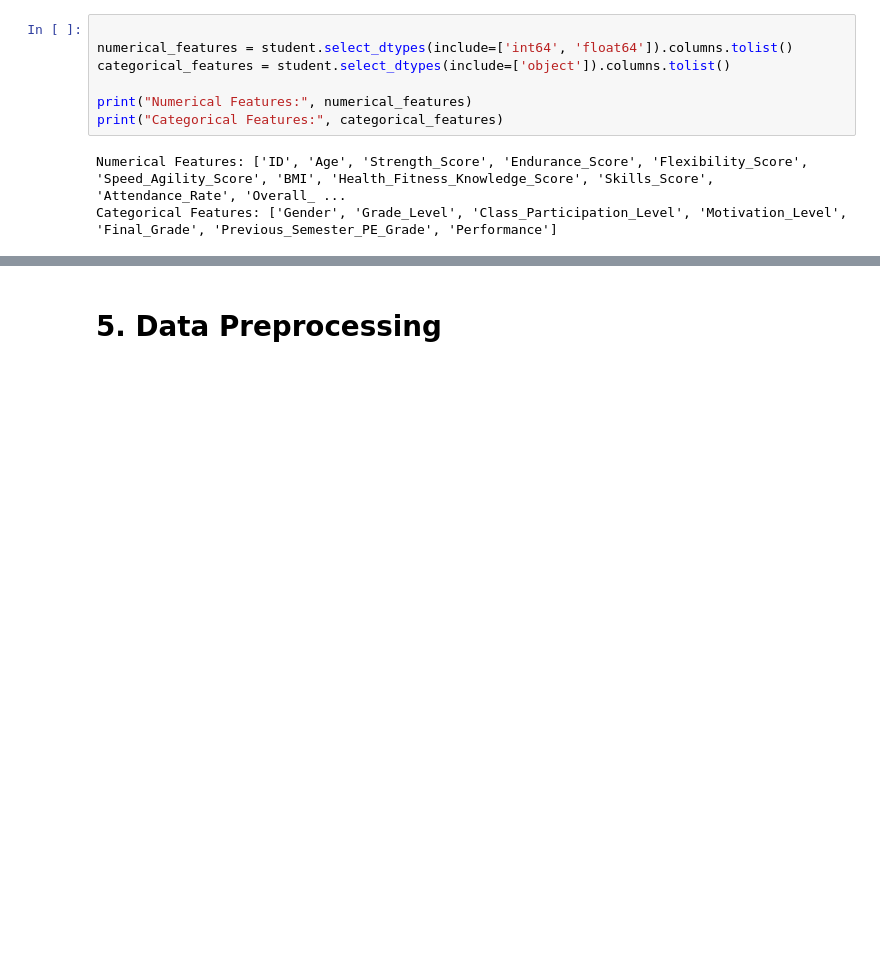
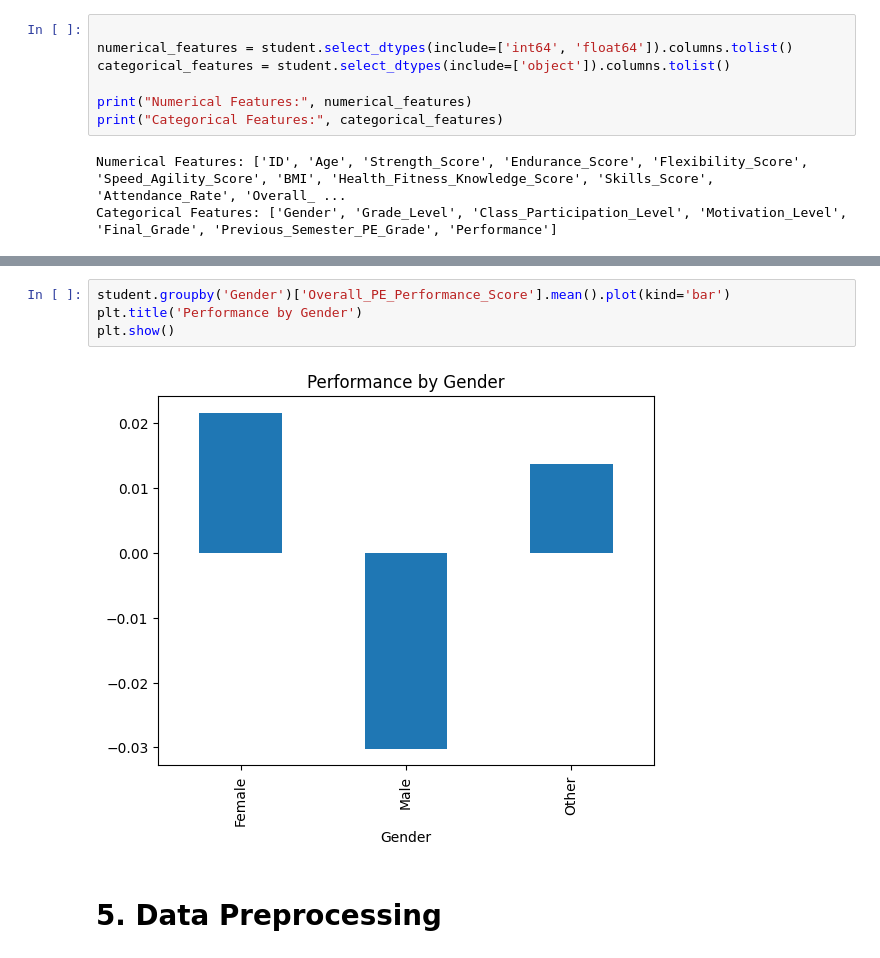
Before and after one commit to WildanFadhilNazaruddin/PHYSIC-AIR-DATA-QUALITY-CONTROL, a Jupyter notebook: modul_main/[Clustering]_Submission_Akhir_BMLP_Your_Name.ipynb, the cells around one changed output, grey strips where cells are left out. Saved outputs shown, nothing was run; the diff lists cells and outputs as text; blank space fills up the shorter version.

```diff
--- a/modul_main/[Clustering]_Submission_Akhir_BMLP_Your_Name.ipynb
+++ b/modul_main/[Clustering]_Submission_Akhir_BMLP_Your_Name.ipynb
@@ -127,3 +205,9 @@ Categorical Features: ['Gender', 'Grade_Level', 'Class_Participation_Level', 'Mo
+# %%
+student.groupby('Gender')['Overall_PE_Performance_Score'].mean().plot(kind='bar')
+plt.title('Performance by Gender')
+plt.show()
+# %% [output]
+[figure, added]
 # %% [markdown]
 # **5. Data Preprocessing**
 # %% [markdown]
```
Also changed, not shown: parts of 13 cells of this notebook.
